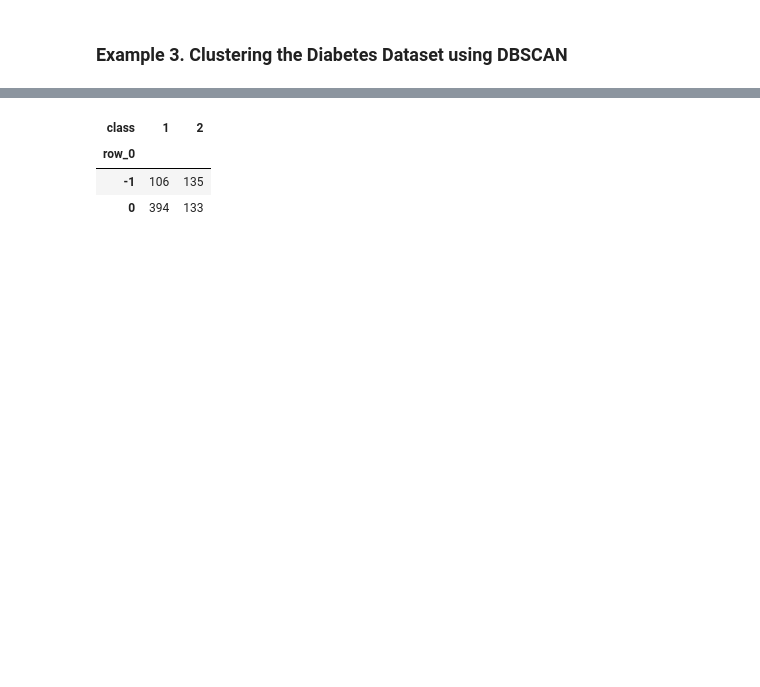
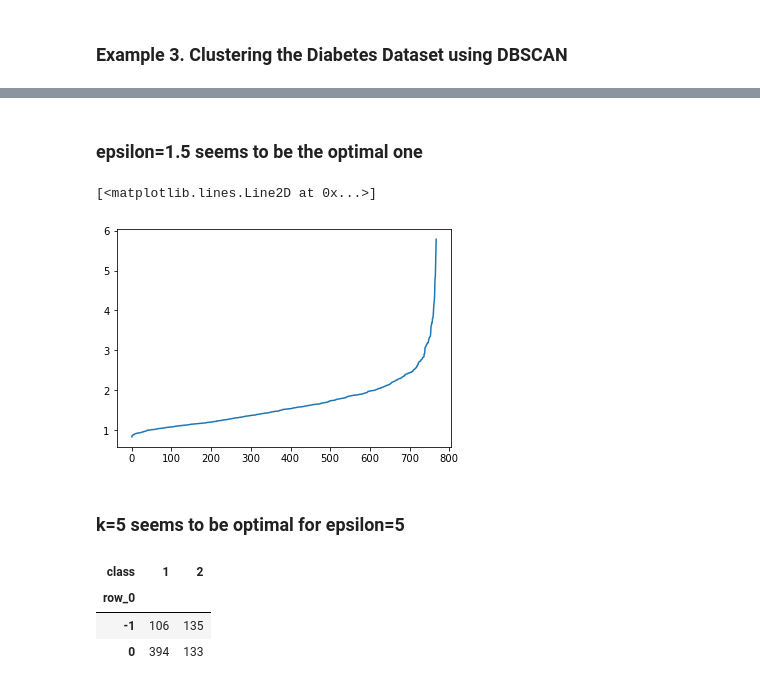
Before and after one commit to eacunafer/Data-Mining-Machine-Learning-subgraduado-, a Jupyter notebook: notebooks/clust32022.ipynb, the cells around one changed output, grey strips where cells are left out. Cells and saved outputs as stored; diff of their text form; code cells hidden in the pictures; blank space fills up the shorter version.

```diff
--- a/notebooks/clust32022.ipynb
+++ b/notebooks/clust32022.ipynb
@@ -142,3 +154,23 @@ Xd= scaler.transform(Xd)
+# %% [markdown]
+### epsilon=1.5 seems to be the optimal one
+# %%
+#Choosing the optimal epsilon
+k = 5
+# importing NearestNeighbors class
+from sklearn.neighbors import NearestNeighbors
+# initialize model
+neigh5 = NearestNeighbors(n_neighbors=5, n_jobs=-1)
+# train for getting nearest neighbour
+neigh5.fit(Xd)
+dist5, ind5 = neigh5.kneighbors(Xd)
+distances5 = [dist5[i][k-1] for i in range(len(dist5))]
+distances5 = np.sort(distances5, axis=0)
+plt.plot(distances10)
+# %% [output]
+[<matplotlib.lines.Line2D at 0x...>]
+[figure, added]
+# %% [markdown]
+### k=5 seems to be optimal for epsilon=5
 # %%
 eps=1.5
 dbscan = DBSCAN(eps,min_samples=10).fit(Xd)
```
Also changed, not shown: parts of 7 cells of this notebook, 1 other file.
